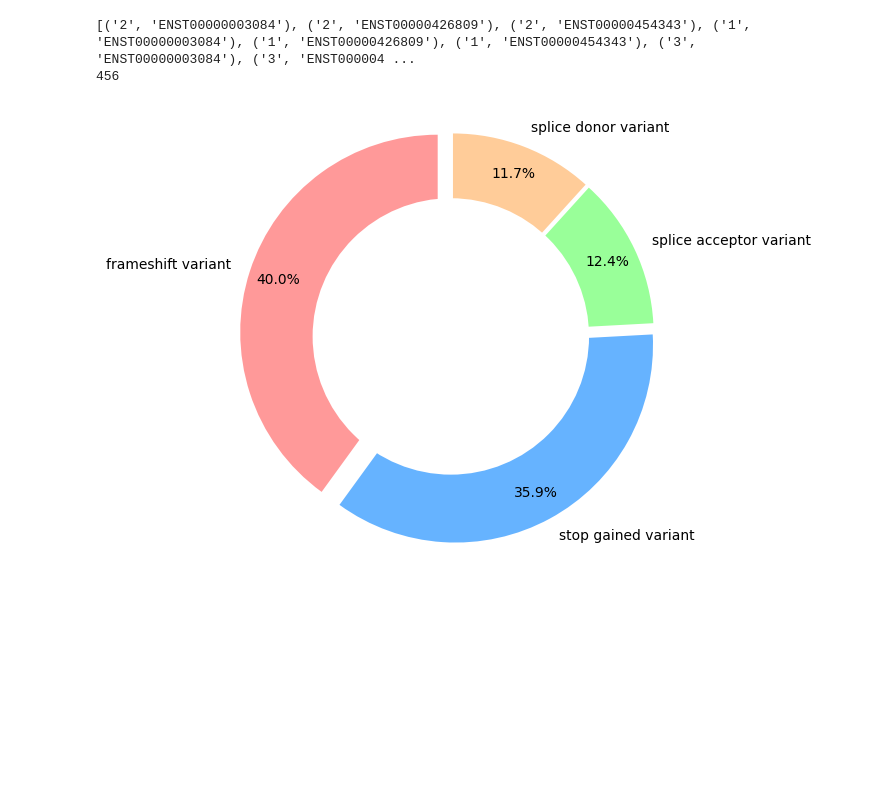
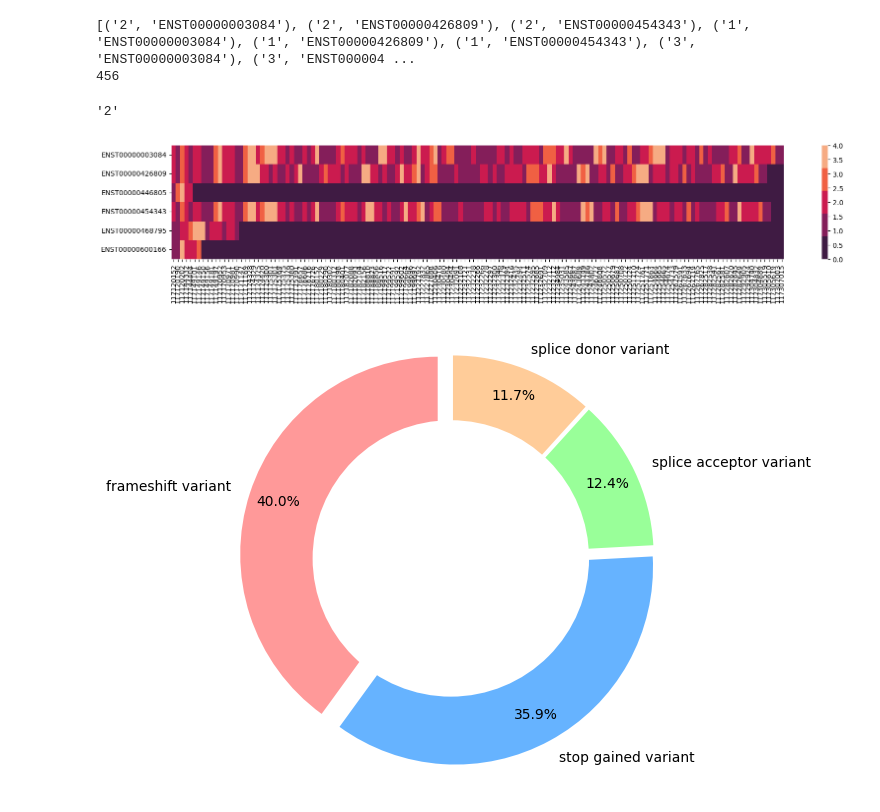
Before and after one commit to Rafaelca70x/estagio-bio-info-LGHM, a Jupyter notebook: tarefa1.ipynb, the cells around one changed output. Drawn from its saved outputs; the diff is of its cells as text; code cells hidden in the pictures; blank space fills up the shorter version.

Commit message:
atualizado com heatmap

```diff
--- a/tarefa1.ipynb
+++ b/tarefa1.ipynb
@@ -77,18 +78,19 @@ var_cons_transc
 [('2', 'ENST00000003084'), ('2', 'ENST00000426809'), ('2', 'ENST00000454343'), ('1', 'ENST00000003084'), ('1', 'ENST00000426809'), ('1', 'ENST00000454343'), ('3', 'ENST00000003084'), ('3', 'ENST000004 ...
 456
 # %%
-##outra solução para criar o mesmo dicionário
+##outra solução para criar a mesma lista
 conseq_transc = [[(all[1][i],all[2][i][j]) for j in range(len(all[2][i]))] for i in range(len(all[2]))] #compreensão de lista
-
-var_cons_transc = []
-for i in range(len(all[2])):
-  dicts = (variant_id[i],conseq_transc[i])
-  var_cons_transc.append(dicts)
+var_cons_transc = [(variant_id[i], conseq_transc[i]) for i in range(len(all[2]))]
+# %%
+var_cons_transc[0][1][0][0]
+# %% [output]
+'2'
 # %%
 lista = [[] for i in range(6)] #armazenando os valores das consequencias que relacionam transcritos (linha) e variantes (coluna)
+#para criar uma matriz (6,140)
 
 for j in range(len(lista)):
   for i in range(len(var_cons_transc)):
     for value in var_cons_transc[i][1]:
       if unique_transc[j] in value:
-        lista[j].append(value)
+        lista[j].append(float(value[0]))
@@ -106,3 +97,13 @@ conseq = np.append(0,consequences[0:4])
+# %%
+for i in range(len(lista)):
+  lista[i] = np.pad(lista[i],(0,(len(lista[0])-len(lista[i])))) #padding dos arrays dentro da lista para completar 145 em todos
+# %%
+fig, ax = plt.subplots(figsize=(20, 3))
+cmap = sns.color_palette("rocket", 5)
+sns.heatmap(lista, cmap = cmap, xticklabels = variant_id, yticklabels = unique_transc)
+plt.show()
+# %% [output]
+[figure, added]
 # %%
 frame_transc = gnomad[(gnomad['gene_symbols'] == 'CFTR') & (gnomad['most_severe_consequence'] == 'frameshift_variant')].drop(['chrom', 'ref', 'alt', 'gene_ids',  'gene_symbols'], axis=1).values.T
 stop_transc = gnomad[(gnomad['gene_symbols'] == 'CFTR') & (gnomad['most_severe_consequence'] == 'stop_gained')].drop(['chrom', 'ref', 'alt', 'gene_ids',  'gene_symbols'], axis=1).values.T
```
Also changed, not shown: parts of 2 cells of this notebook.
